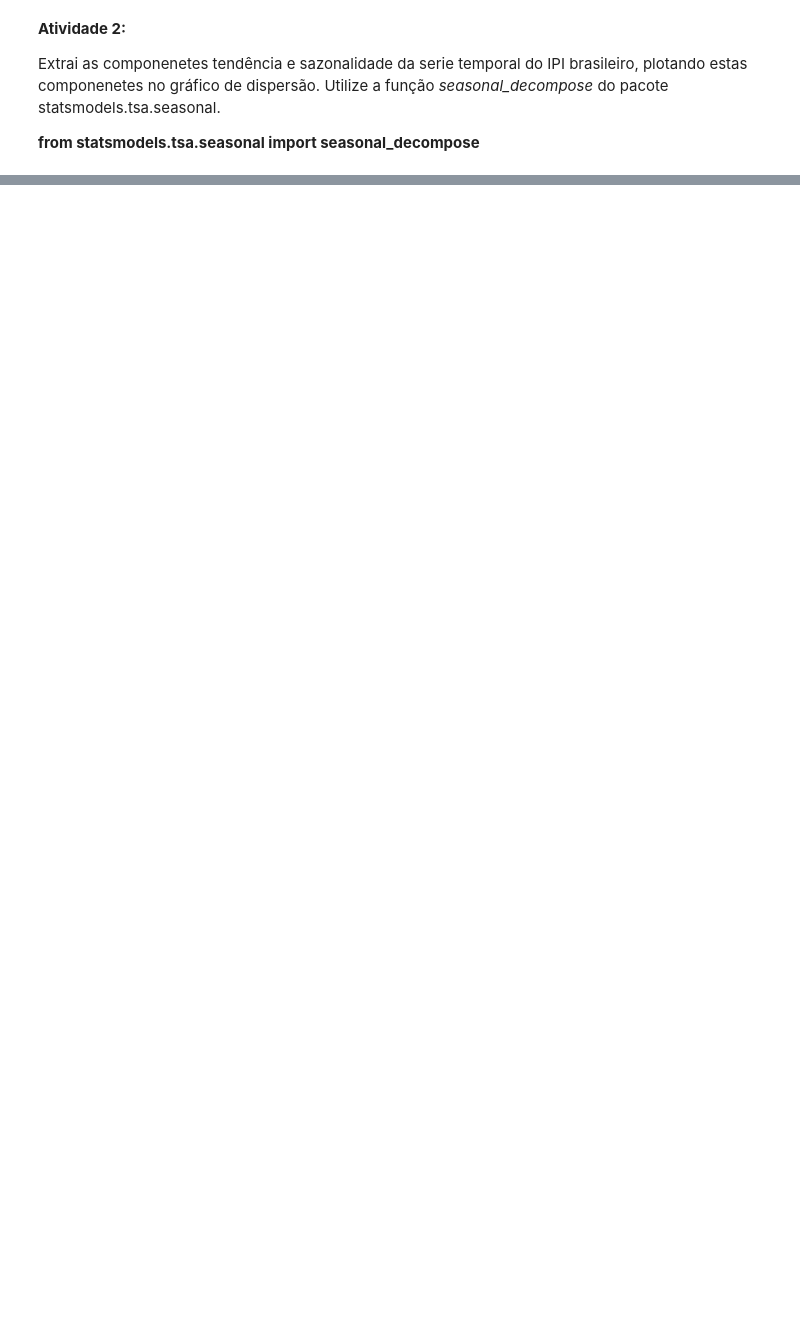
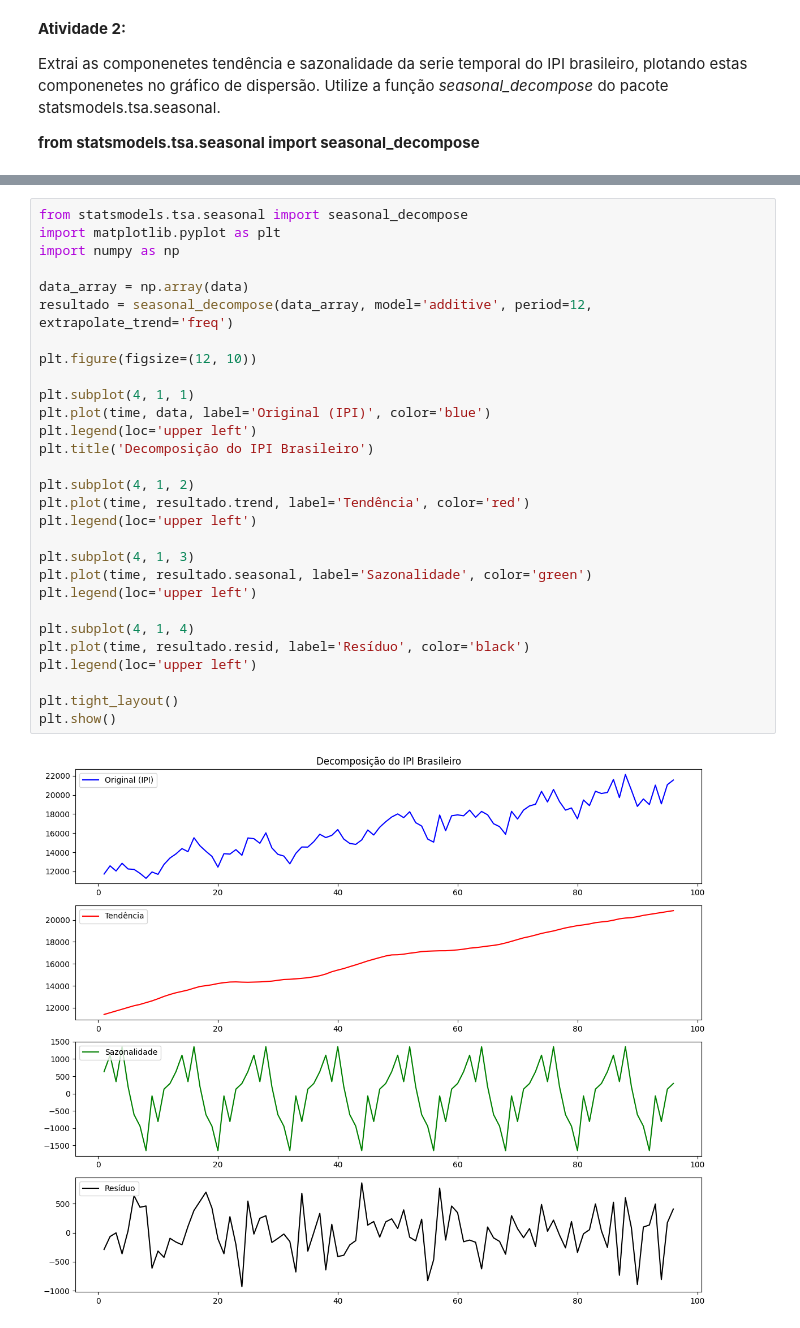
Before and after one commit to juliajgmb/regressao_atvd, a Jupyter notebook: Prática2_Tendencia_Sazonalidade.ipynb, the cells around one changed output, grey strips where cells are left out. Saved outputs shown, nothing was run; the diff lists cells and outputs as text; blank space fills up the shorter version.

```diff
--- a/Prática2_Tendencia_Sazonalidade.ipynb
+++ b/Prática2_Tendencia_Sazonalidade.ipynb
@@ -42,0 +41,31 @@ from statsmodels.tsa.seasonal import seasonal_decompose
+# %%
+from statsmodels.tsa.seasonal import seasonal_decompose
+import matplotlib.pyplot as plt
+import numpy as np
+
+data_array = np.array(data)
+resultado = seasonal_decompose(data_array, model='additive', period=12, extrapolate_trend='freq')
+
+plt.figure(figsize=(12, 10))
+
+plt.subplot(4, 1, 1)
+plt.plot(time, data, label='Original (IPI)', color='blue')
+plt.legend(loc='upper left')
+plt.title('Decomposição do IPI Brasileiro')
+
+plt.subplot(4, 1, 2)
+plt.plot(time, resultado.trend, label='Tendência', color='red')
+plt.legend(loc='upper left')
+
+plt.subplot(4, 1, 3)
+plt.plot(time, resultado.seasonal, label='Sazonalidade', color='green')
+plt.legend(loc='upper left')
+
+plt.subplot(4, 1, 4)
+plt.plot(time, resultado.resid, label='Resíduo', color='black')
+plt.legend(loc='upper left')
+
+plt.tight_layout()
+plt.show()
+# %% [output]
+[figure, added]
```
Also changed, not shown: parts of 2 cells of this notebook, 1 other file.
